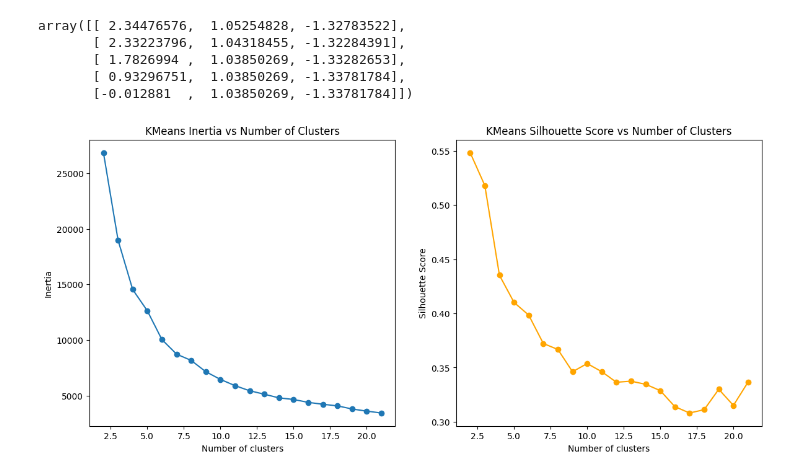
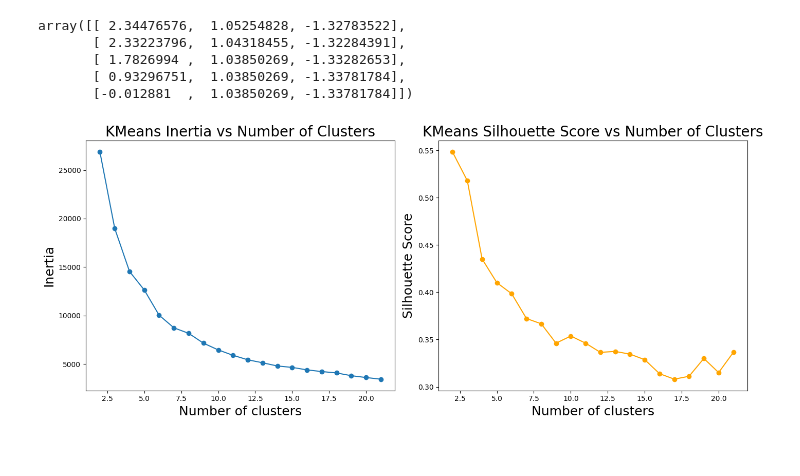
Before and after one commit to Darkueba/intro_ai_and_ml, a Jupyter notebook: assignment6.ipynb, the cells around one changed output. Saved outputs shown, nothing was run; the diff lists cells and outputs as text; code cells hidden in the pictures.

Commit message:
added boxplot to dbcan, improved fontsize

```diff
--- a/assignment6.ipynb
+++ b/assignment6.ipynb
@@ -71,20 +71,21 @@ silhouette_scores = [silhouette_score(housing_scaled, model.labels_)
 # %%
 # plot inertia and silhouette scores
 plt.figure(figsize=(14,6))
 plt.subplot(1, 2, 1)
 plt.plot(range(2, 22), inertia, marker='o')
-plt.title('KMeans Inertia vs Number of Clusters')
-plt.xlabel('Number of clusters')
-plt.ylabel('Inertia')
+plt.title('KMeans Inertia vs Number of Clusters', fontsize=20)
+plt.xlabel('Number of clusters', fontsize=18)
+plt.ylabel('Inertia', fontsize=18)
 
 plt.subplot(1, 2, 2)
 plt.plot(range(2, 22), silhouette_scores, marker='o', color='orange')
-plt.title('KMeans Silhouette Score vs Number of Clusters')
-plt.xlabel('Number of clusters')
-plt.ylabel('Silhouette Score')
+plt.title('KMeans Silhouette Score vs Number of Clusters', fontsize=20)
+plt.xlabel('Number of clusters', fontsize=18)
+plt.ylabel('Silhouette Score', fontsize=18)
+plt.tight_layout()
 plt.show()
 # %% [output]
-[figure, old version]
+[figure, new version]
 # %%
 # Print combined cluster scatter and boxplot for multiple cluster counts (2, 3, 4, 5, 6, 7, 21)
 import matplotlib.pyplot as plt
```
Also changed, not shown: parts of 5 cells of this notebook.
